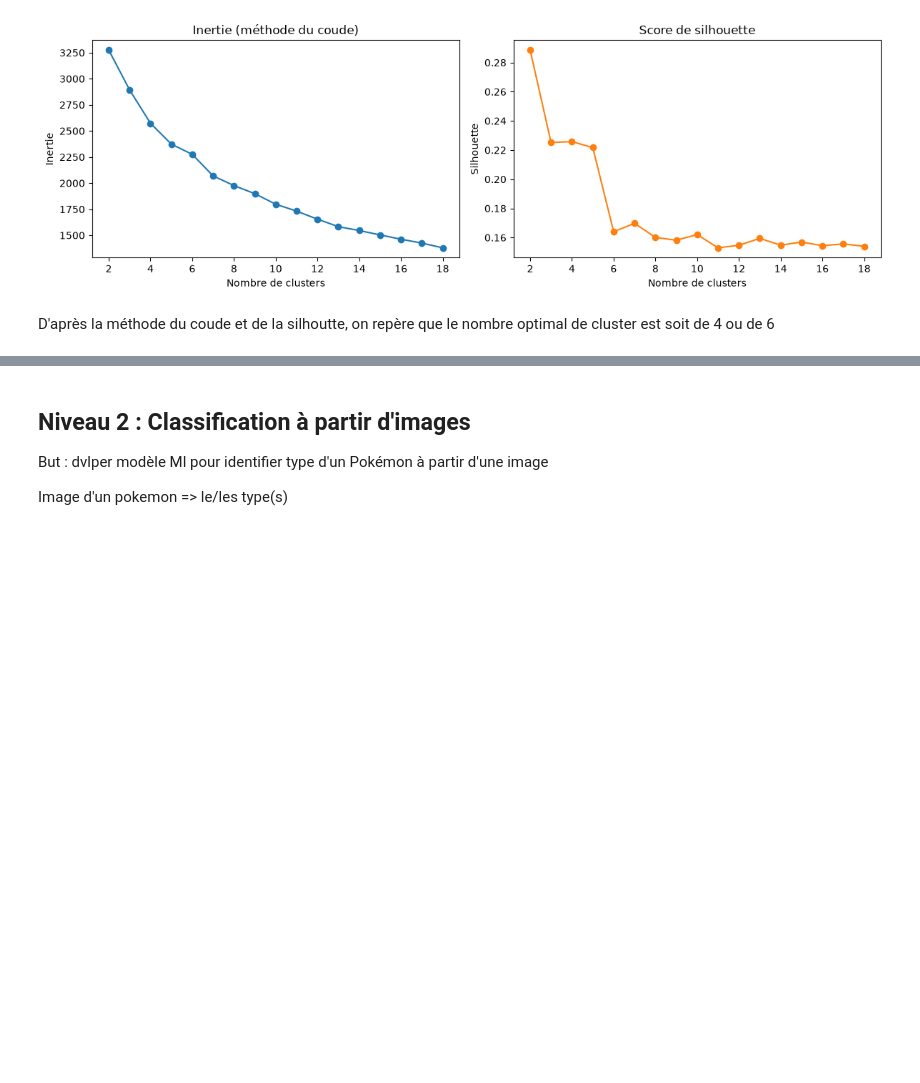
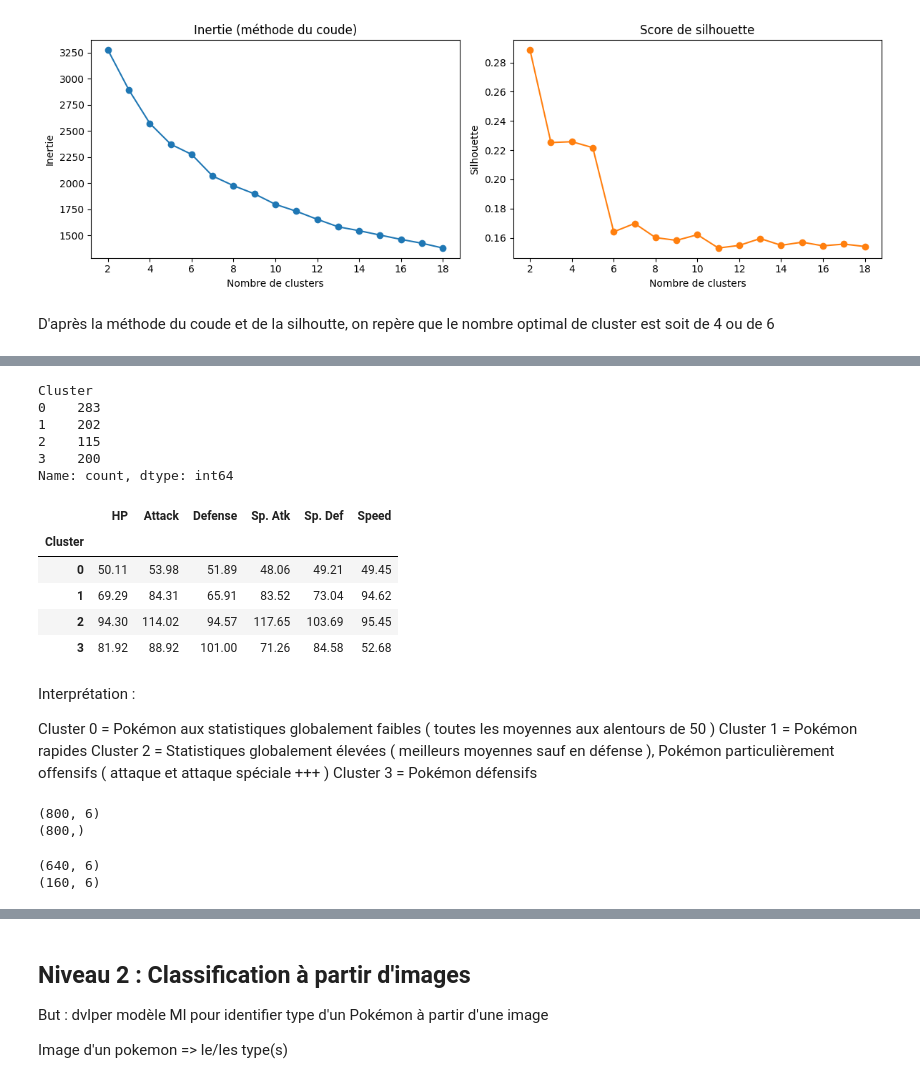
Before and after one commit to Sovany-C/Projet, a Jupyter notebook: Projet_v1.ipynb, the cells around one changed output, grey strips where cells are left out. Cells and saved outputs as stored; diff of their text form; code cells hidden in the pictures; blank space fills up the shorter version.

Commit message:
Ajout analyse des clusters +classification KNN

```diff
--- a/Projet_v1.ipynb
+++ b/Projet_v1.ipynb
@@ -204,0 +190,76 @@ plt.show()
+# %%
+# Analyse et interprétation des clusters
+
+#Création d'un tableau récapitulatif des clusters
+
+data_clusters = data.copy()
+
+# Ajout d'une colonne "Cluster" avec le numéro de cluster de chaque Pokémon
+
+data_clusters["Cluster"] = labels
+
+#Affichage du nombre de Pokémon par cluster
+# Value counts compte combien de fois chaque valeur de cluster apparaît
+# Sort index classe les résultats par ordre croissant de clusterts dans l'ordre des numéros de clusters
+
+print(data_clusters["Cluster"].value_counts().sort_index())
+# %% [output]
+Cluster
+0    283
+1    202
+2    115
+3    200
+Name: count, dtype: int64
+# %%
+# Calcul des stats moyennes pour chaque cluster ( pour interpréter les caractéristiques principales des clusters)
+
+
+# Regrouper tous les poké qui appartiennent à un même cluster et calculer la moyenne des stats pour chaque cluster
+moyennes_clusters = data_clusters.groupby("Cluster")[stats].mean()
+
+# Arrondir à deux décimales
+
+moyennes_clusters.round(2)
+# %% [output]
+|  | HP | Attack | Defense | Sp. Atk | Sp. Def | Speed |
+| Cluster |  |  |  |  |  |  |
+| 0 | 50.11 | 53.98 | 51.89 | 48.06 | 49.21 | 49.45 |
+| 1 | 69.29 | 84.31 | 65.91 | 83.52 | 73.04 | 94.62 |
+| 2 | 94.30 | 114.02 | 94.57 | 117.65 | 103.69 | 95.45 |
+| 3 | 81.92 | 88.92 | 101.00 | 71.26 | 84.58 | 52.68 |
+# %% [markdown]
+Interprétation :
+
+Cluster 0 = Pokémon aux statistiques globalement faibles ( toutes les moyennes aux alentours de 50 )
+Cluster 1 = Pokémon rapides
+Cluster 2 = Statistiques globalement élevées ( meilleurs moyennes sauf en défense ), Pokémon particulièrement offensifs ( attaque et attaque spéciale +++ )
+Cluster 3 = Pokémon défensifs
+# %%
+# Classification supervisée
+# Pokémon légendaire ou non légendaire ?
+
+X_leg = data[stats]
+#X contient les 6 stats de chaque pokémon
+Y_leg = data["Legendary"].astype("int")
+#Y contient la réponse (1 si légendaire, 0 sinon)
+
+print(X_leg.shape)
+print(Y_leg.shape)
+# %% [output]
+(800, 6)
+(800,)
+# %%
+# Sépare les données pour entraînement puis test
+from sklearn.model_selection import train_test_split
+
+X_train, X_test, Y_train, Y_test = train_test_split(
+    X_leg, Y_leg, test_size=0.2, random_state=42,
+    stratify=Y_leg
+)
+# Stratify sert à conserver approximativement la même proportion de poké légendaires et non légendaires dans les deux ensembles (train et test)
+
+print(X_train.shape)
+print(X_test.shape)
+# %% [output]
+(640, 6)
+(160, 6)
```
Also changed, not shown: parts of 13 cells of this notebook.
